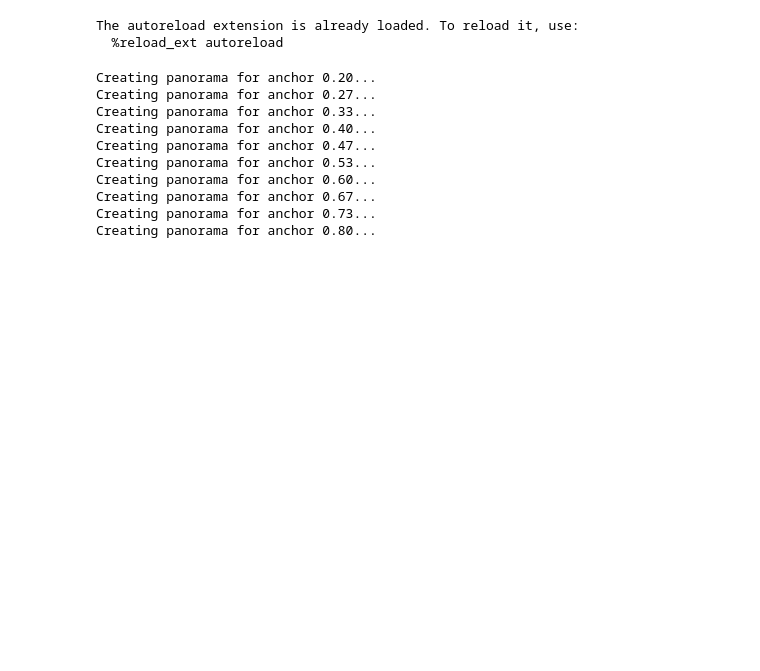
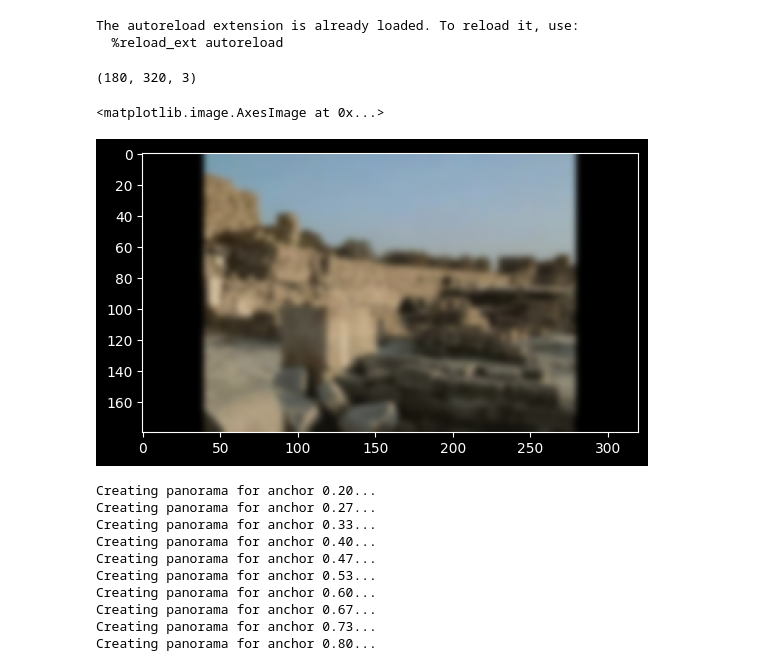
Before and after one commit to ronlevin1/Stereo_Mosaic, a Jupyter notebook: modular_lab.ipynb, the cells around one changed output. Drawn from its saved outputs; the diff is of its cells as text; code cells hidden in the pictures; blank space fills up the shorter version.

```diff
--- a/modular_lab.ipynb
+++ b/modular_lab.ipynb
@@ -28,3 +30,11 @@ raw_frames = modular_ex4.load_video_frames(cur_video, spatial_downscale=2)
+# %%
+# show raw_frame[0]
+print(raw_frames[0].shape)
+plt.imshow(raw_frames[100])
+# %% [output]
+(180, 320, 3)
+<matplotlib.image.AxesImage at 0x...>
+[figure, added]
 # %%
 # 1. & Compute Motion
 motion_data = modular_ex4.compute_motion(raw_frames, STEP_SIZE, BORDER_CUT)
```
Also changed, not shown: parts of 5 cells of this notebook, 1 other file.
